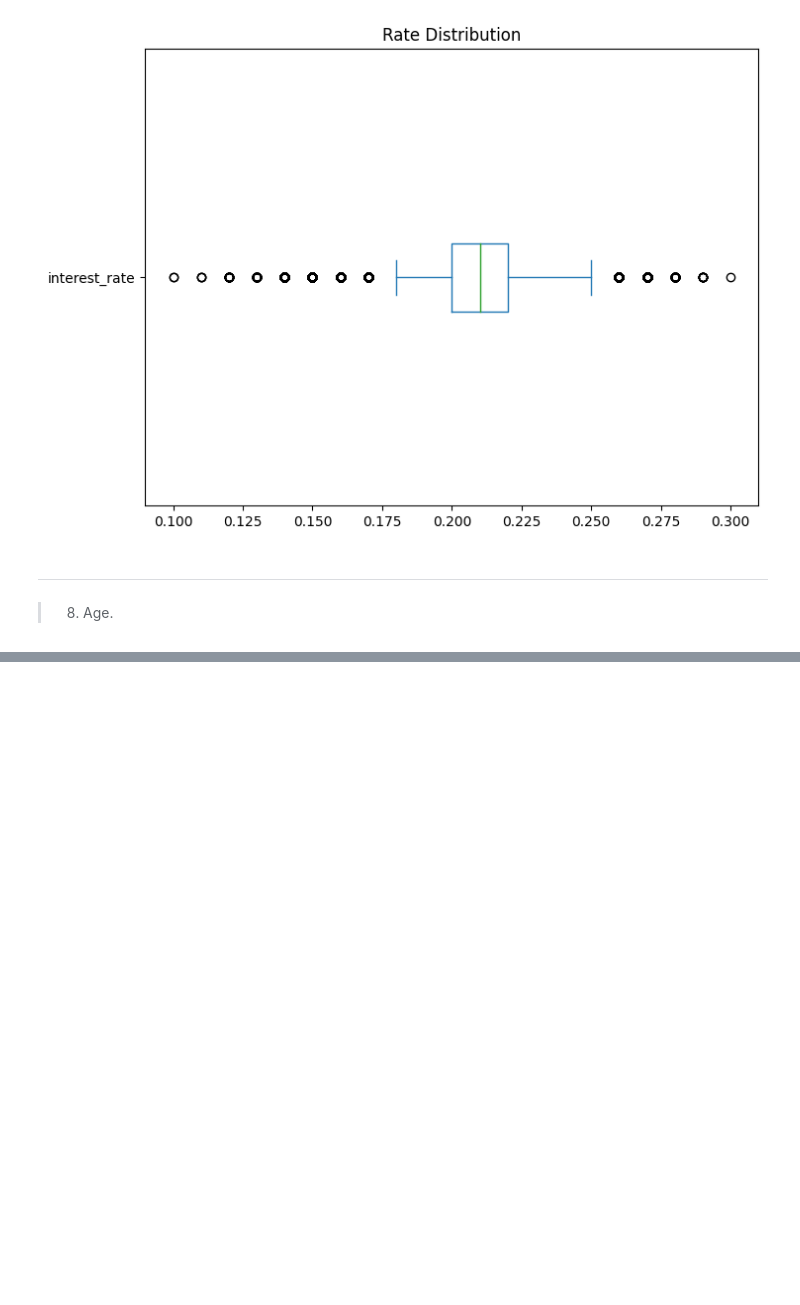
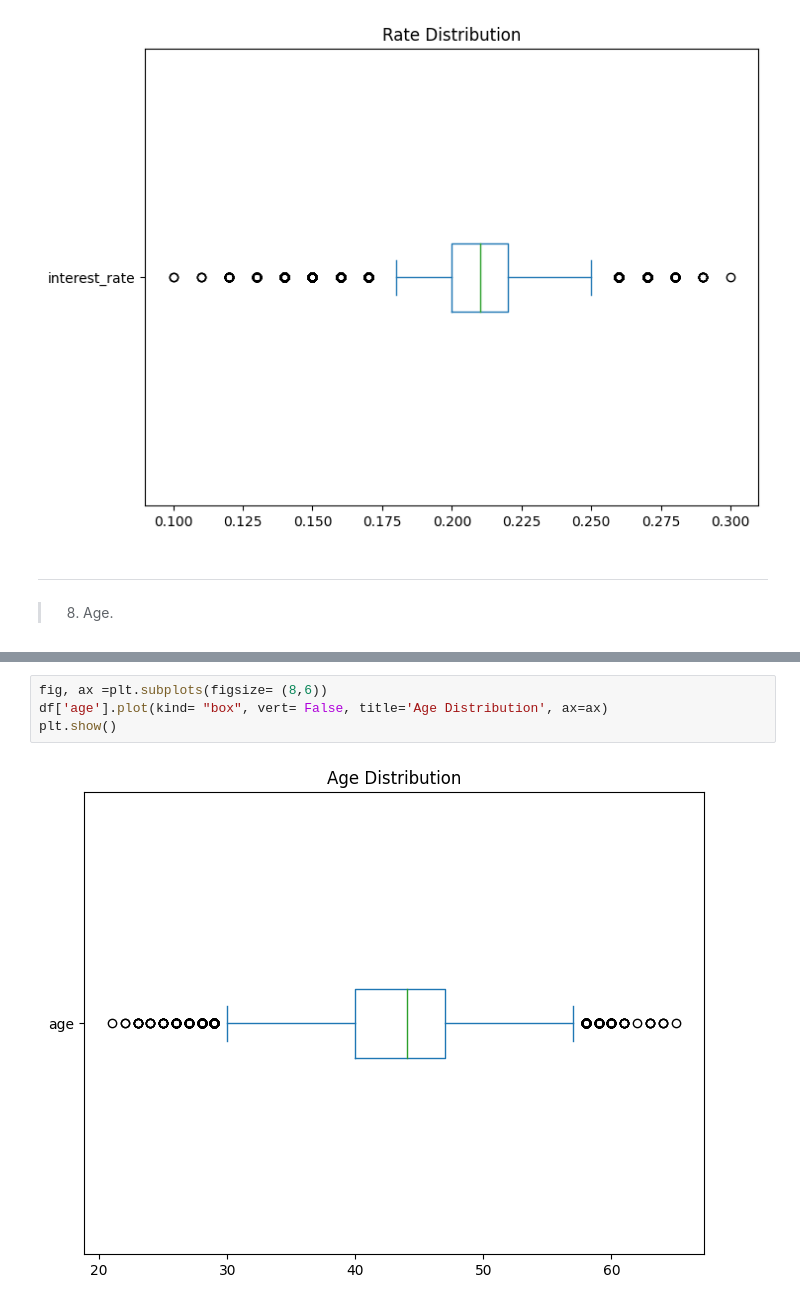
Before and after one commit to RonChits/Default-Probability, a Jupyter notebook: Default_Probability.ipynb, the cells around one changed output, grey strips where cells are left out. Cells and saved outputs as stored; diff of their text form; blank space fills up the shorter version.

```diff
--- a/Default_Probability.ipynb
+++ b/Default_Probability.ipynb
@@ -806,0 +839,6 @@ plt.show()
+# %%
+fig, ax =plt.subplots(figsize= (8,6))
+df['age'].plot(kind= "box", vert= False, title='Age Distribution', ax=ax)
+plt.show()
+# %% [output]
+[figure, added]
```
Also changed, not shown: parts of 2 cells of this notebook.
